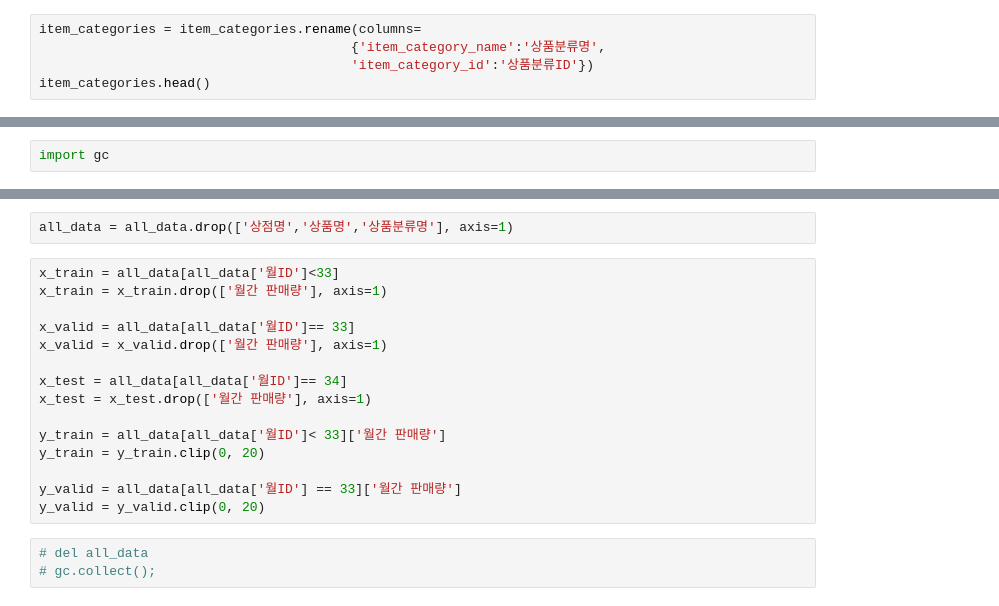
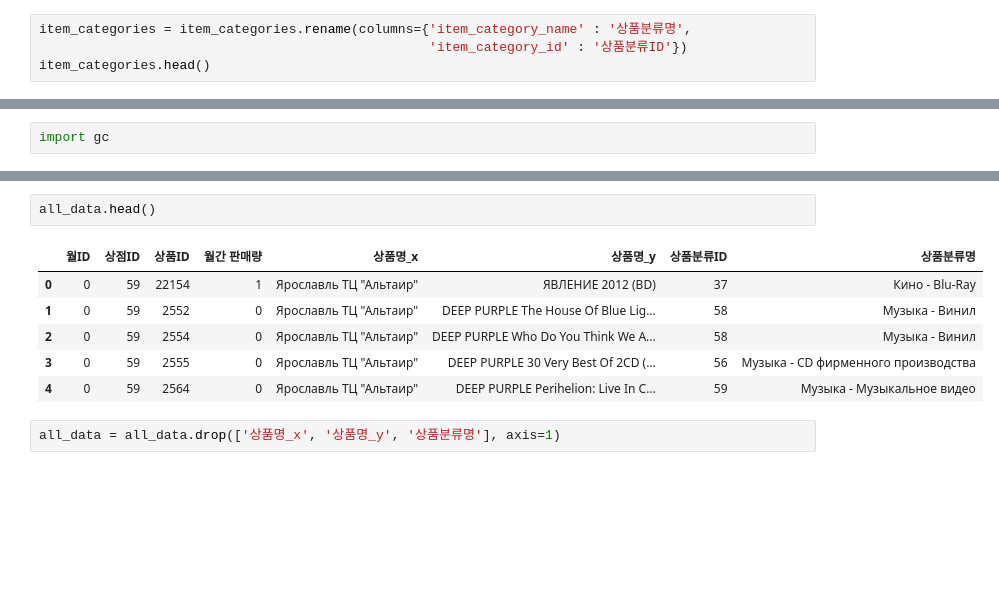
Before and after one commit to choeuneheol/python-practice, a Jupyter notebook: 문제해결(향후판매량예측).ipynb, the cells around one changed output, grey strips where cells are left out. Drawn from its saved outputs; the diff is of its cells as text; blank space fills up the shorter version.

```diff
--- a/문제해결(향후판매량예측).ipynb
+++ b/문제해결(향후판매량예측).ipynb
@@ -276,9 +270,8 @@ items.head()
 | 3 | ***ГОЛУБАЯ ВОЛНА (Univ) D | 3 | 40 |
 | 4 | ***КОРОБКА (СТЕКЛО) D | 4 | 40 |
 # %%
-item_categories = item_categories.rename(columns=
-                                        {'item_category_name':'상품분류명',
-                                        'item_category_id':'상품분류ID'})
+item_categories = item_categories.rename(columns={'item_category_name' : '상품분류명',
+                                                  'item_category_id' : '상품분류ID'})
 item_categories.head()
 # %% [output]
 |  | 상품분류명 | 상품분류ID |
@@ -433,20 +422,11 @@ gc.collect();
+# %%
+all_data.head()
+# %% [output]
+|  | 월ID | 상점ID | 상품ID | 월간 판매량 | 상품명_x | 상품명_y | 상품분류ID | 상품분류명 |
+| 0 | 0 | 59 | 22154 | 1 | Ярославль ТЦ "Альтаир" | ЯВЛЕНИЕ 2012 (BD) | 37 | Кино - Blu-Ray |
+| 1 | 0 | 59 | 2552 | 0 | Ярославль ТЦ "Альтаир" | DEEP PURPLE The House Of Blue Lig... | 58 | Музыка - Винил |
+| 2 | 0 | 59 | 2554 | 0 | Ярославль ТЦ "Альтаир" | DEEP PURPLE Who Do You Think We A... | 58 | Музыка - Винил |
+| 3 | 0 | 59 | 2555 | 0 | Ярославль ТЦ "Альтаир" | DEEP PURPLE 30 Very Best Of 2CD (... | 56 | Музыка - CD фирменного производства |
+| 4 | 0 | 59 | 2564 | 0 | Ярославль ТЦ "Альтаир" | DEEP PURPLE Perihelion: Live In C... | 59 | Музыка - Музыкальное видео |
 # %%
-all_data = all_data.drop(['상점명','상품명','상품분류명'], axis=1)
+all_data = all_data.drop(['상품명_x', '상품명_y', '상품분류명'], axis=1)
-# %%
-x_train = all_data[all_data['월ID']<33]
-x_train = x_train.drop(['월간 판매량'], axis=1)
-
-x_valid = all_data[all_data['월ID']== 33]
-x_valid = x_valid.drop(['월간 판매량'], axis=1)
-
-x_test = all_data[all_data['월ID']== 34]
-x_test = x_test.drop(['월간 판매량'], axis=1)
-
-y_train = all_data[all_data['월ID']< 33]['월간 판매량']
-y_train = y_train.clip(0, 20)
-
-y_valid = all_data[all_data['월ID'] == 33]['월간 판매량']
-y_valid = y_valid.clip(0, 20)
-# %%
-# del all_data
-# gc.collect();
```
Also changed, not shown: parts of 44 cells of this notebook.
